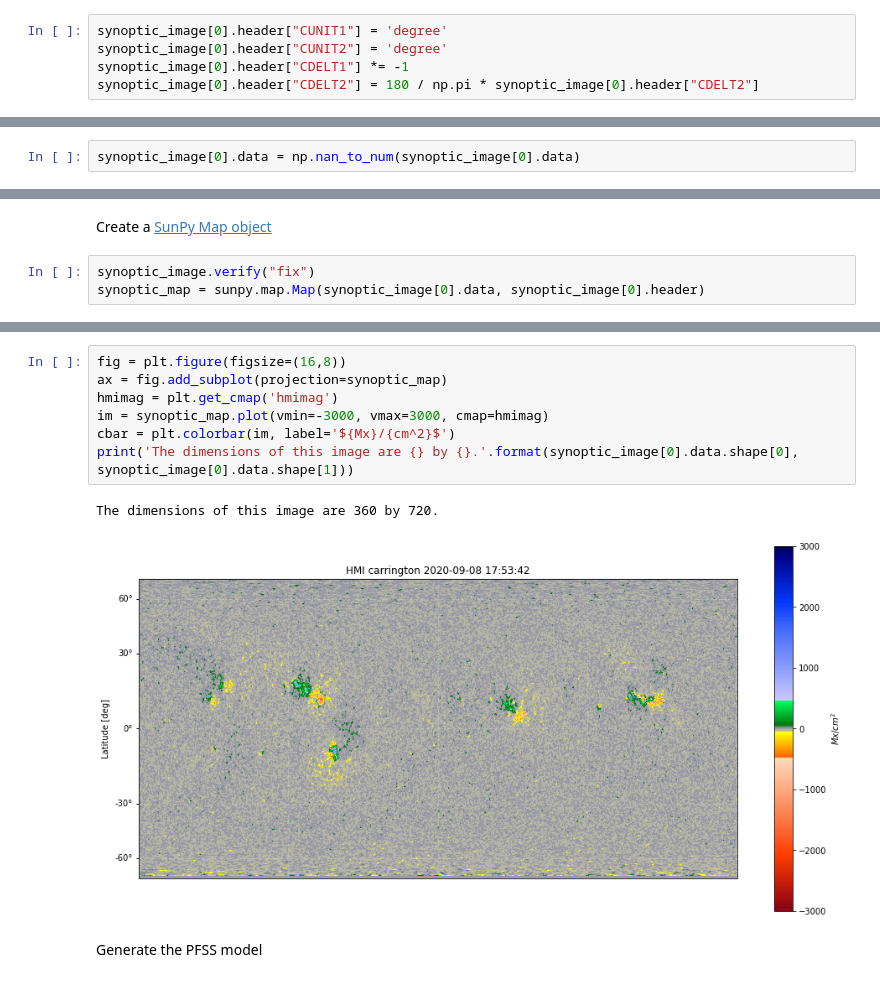
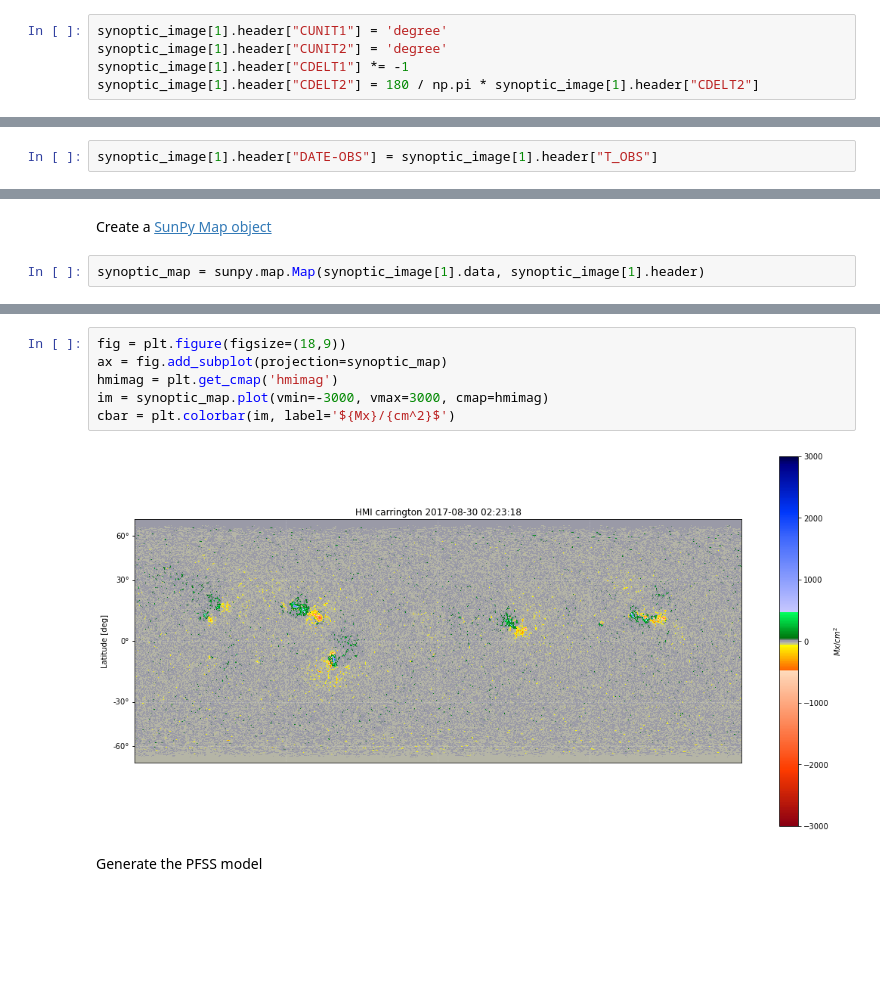
Before and after one commit to mbobra/magnetic-field-models, a Jupyter notebook: hmipfss.ipynb, the cells around one changed output, grey strips where cells are left out. Cells and saved outputs as stored; diff of their text form; blank space fills up the shorter version.

```diff
--- a/hmipfss.ipynb
+++ b/hmipfss.ipynb
@@ -34,7 +42,7 @@ http://jsoc.stanford.edu/SUM66/D1325045738/S00000/hmi.mrsynop_small_720s.2194.sy
 # %% [markdown]
 Fix header keywords using the same method in the [SunPy Example Gallery](https://docs.sunpy.org/en/stable/generated/gallery/plotting/hmi_synoptic_maps.html):
 # %%
-synoptic_image[0].header["CUNIT1"] = 'degree'
-synoptic_image[0].header["CUNIT2"] = 'degree'
-synoptic_image[0].header["CDELT1"] *= -1
-synoptic_image[0].header["CDELT2"] = 180 / np.pi * synoptic_image[0].header["CDELT2"]
+synoptic_image[1].header["CUNIT1"] = 'degree'
+synoptic_image[1].header["CUNIT2"] = 'degree'
+synoptic_image[1].header["CDELT1"] *= -1
+synoptic_image[1].header["CDELT2"] = 180 / np.pi * synoptic_image[1].header["CDELT2"]
@@ -41,3 +58,5 @@ synoptic_image[0].header["CDELT2"] = 180 / np.pi * synoptic_image[0].header["CDE
+# %%
+synoptic_image[1].header["DATE-OBS"] = synoptic_image[1].header["T_OBS"]
 # %% [markdown]
 Count the number of NaNs
 # %%
@@ -49,2 +65,0 @@ Replace NaNs with zeros (as a test):
-# %%
-synoptic_image[0].data = np.nan_to_num(synoptic_image[0].data)
@@ -55,5 +66,4 @@ np.sum(~np.isfinite(synoptic_image[0].data))
 # %% [markdown]
 Create a [SunPy Map object]()
 # %%
-synoptic_image.verify("fix")
-synoptic_map = sunpy.map.Map(synoptic_image[0].data, synoptic_image[0].header)
+synoptic_map = sunpy.map.Map(synoptic_image[1].data, synoptic_image[1].header)
@@ -62,13 +121,11 @@ Look at the data:
 # %%
-fig = plt.figure(figsize=(16,8))
+fig = plt.figure(figsize=(18,9))
 ax = fig.add_subplot(projection=synoptic_map)
 hmimag = plt.get_cmap('hmimag')
 im = synoptic_map.plot(vmin=-3000, vmax=3000, cmap=hmimag)
 cbar = plt.colorbar(im, label='${Mx}/{cm^2}$')
-print('The dimensions of this image are {} by {}.'.format(synoptic_image[0].data.shape[0], synoptic_image[0].data.shape[1]))
 # %% [output]
-The dimensions of this image are 360 by 720.
-[figure, old version]
+[figure, new version]
 # %% [markdown]
 Generate the PFSS model
 # %%
```
Also changed, not shown: parts of 34 cells of this notebook.
